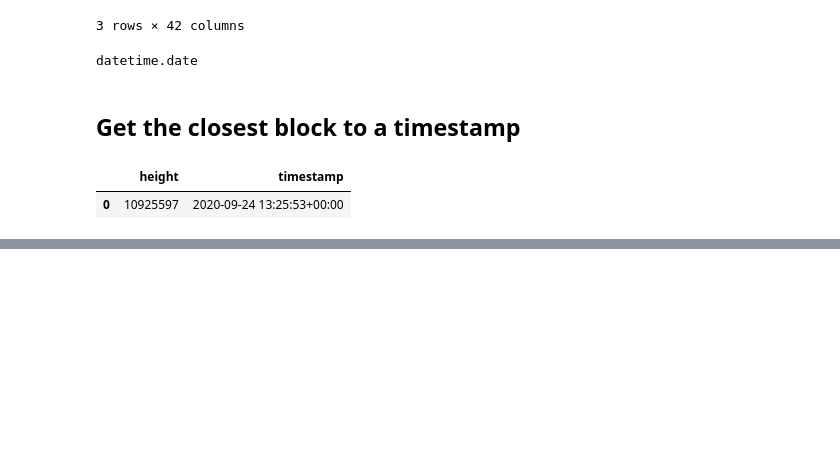
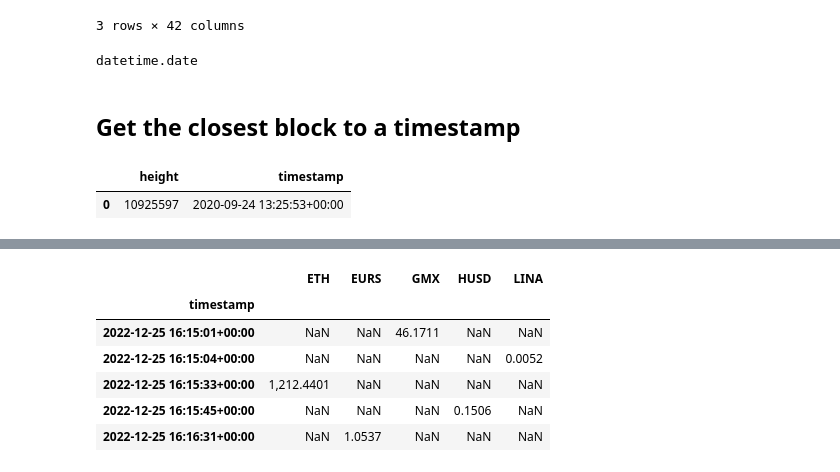
Before and after one commit to coindataschool/defillama2, a Jupyter notebook: notebooks/defillama_api_coins.ipynb, the cells around one changed output, grey strips where cells are left out. Cells and saved outputs as stored; diff of their text form; code cells hidden in the pictures; blank space fills up the shorter version.

```diff
--- a/notebooks/defillama_api_coins.ipynb
+++ b/notebooks/defillama_api_coins.ipynb
@@ -272,0 +295,19 @@ obj.get_closest_block('ethereum', '2020-09-24 13:25:43')
+# %%
+
+# get 5 price points before '2022-12-25 20:15:34' that are 1 hour apart
+df = obj.get_prices_at_regular_intervals(
+    dd,
+    end = '2022-12-25 20:15:34',
+    end_format='%Y-%m-%d %H:%M:%S',
+    span = 5,
+    period = '1h'
+)
+df.head()
+# %% [output]
+|  | ETH | EURS | GMX | HUSD | LINA |
+| timestamp |  |  |  |  |  |
+| 2022-12-25 16:15:01+00:00 | NaN | NaN | 46.1711 | NaN | NaN |
+| 2022-12-25 16:15:04+00:00 | NaN | NaN | NaN | NaN | 0.0052 |
+| 2022-12-25 16:15:33+00:00 | 1,212.4401 | NaN | NaN | NaN | NaN |
+| 2022-12-25 16:15:45+00:00 | NaN | NaN | NaN | 0.1506 | NaN |
+| 2022-12-25 16:16:31+00:00 | NaN | 1.0537 | NaN | NaN | NaN |
```
Also changed, not shown: parts of 3 cells of this notebook, 1 other file.
